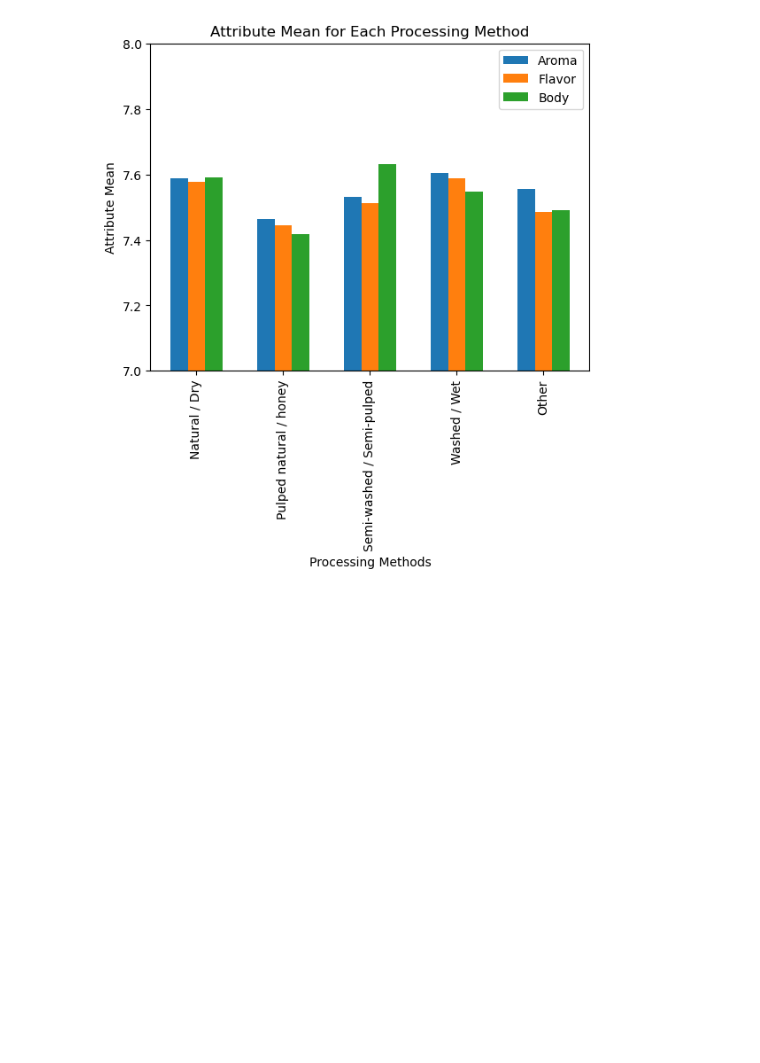
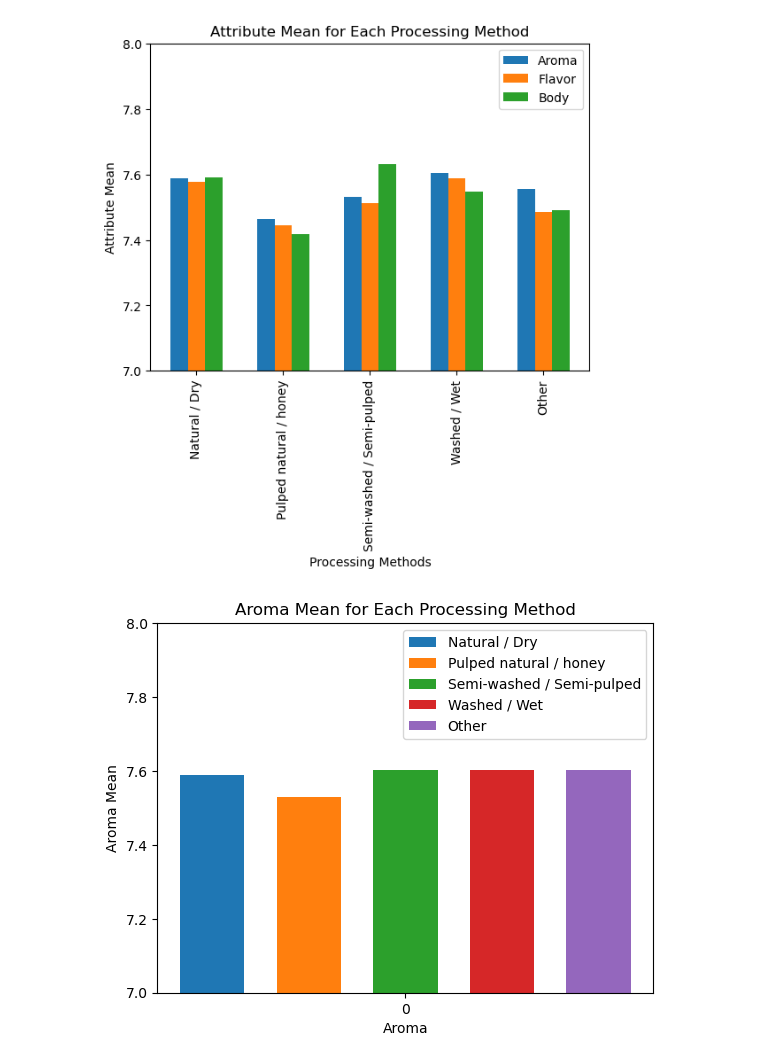
Before and after one commit to aarononward/coffee-project, a Jupyter notebook: Coffee/Coffee_Data_Analyses.ipynb, the cells around one changed output. Drawn from its saved outputs; the diff is of its cells as text; code cells hidden in the pictures; blank space fills up the shorter version.

Commit message:
git commit bar graphs Ganesh

```diff
--- a/Coffee/Coffee_Data_Analyses.ipynb
+++ b/Coffee/Coffee_Data_Analyses.ipynb
@@ -93,3 +45,83 @@ plt.show()
 #plt.ylim(7,8)
 # %% [output]
 [figure]
+# %%
+coffee_process_new_df = coffee_process_df.copy()
+methods = [
+    "Natural / Dry",
+    "Pulped natural / honey",
+    "Semi-washed / Semi-pulped",
+    "Washed / Wet",
+    "Other"
+    ]
+attributes = [
+    "Aroma",
+    "Flavor",
+    "Body"
+]
+
+aroma_other = coffee_process_new_df[coffee_process_new_df["Processing_Method"] == "Other"]["Aroma"].mean()
+aroma_nat = coffee_process_new_df[coffee_process_new_df["Processing_Method"] == "Natural / Dry"]["Aroma"].mean()
+aroma_pulp = coffee_process_new_df[coffee_process_new_df["Processing_Method"] == "Pulped natural / honey"]["Aroma"].mean()
+aroma_semi = coffee_process_new_df[coffee_process_new_df["Processing_Method"] == "Semi-washed / Semi-pulped"]["Aroma"].mean()
+aroma_wash = coffee_process_new_df[coffee_process_new_df["Processing_Method"] == "Other"]["Aroma"].mean()
+
+flavor_other = coffee_process_new_df[coffee_process_new_df["Processing_Method"] == "Other"]["Flavor"].mean()
+flavor_nat = coffee_process_new_df[coffee_process_new_df["Processing_Method"] == "Natural / Dry"]["Flavor"].mean()
+flavor_pulp = coffee_process_new_df[coffee_process_new_df["Processing_Method"] == "Pulped natural / honey"]["Flavor"].mean()
+flavor_semi = coffee_process_new_df[coffee_process_new_df["Processing_Method"] == "Semi-washed / Semi-pulped"]["Flavor"].mean()
+flavor_wash = coffee_process_new_df[coffee_process_new_df["Processing_Method"] == "Other"]["Flavor"].mean()
+
+body_other = coffee_process_new_df[coffee_process_new_df["Processing_Method"] == "Other"]["Body"].mean()
+body_nat = coffee_process_new_df[coffee_process_new_df["Processing_Method"] == "Natural / Dry"]["Body"].mean()
+body_pulp = coffee_process_new_df[coffee_process_new_df["Processing_Method"] == "Pulped natural / honey"]["Body"].mean()
+body_semi = coffee_process_new_df[coffee_process_new_df["Processing_Method"] == "Semi-washed / Semi-pulped"]["Body"].mean()
+body_wash = coffee_process_new_df[coffee_process_new_df["Processing_Method"] == "Other"]["Body"].mean()
+
+#X_axis = np.arange(len(attributes))
+X_axis = np.arange(1)
+plt.bar(X_axis - 0.3, aroma_nat, 0.1, label = 'Natural / Dry')
+plt.bar(X_axis -0.15, aroma_pulp, 0.1, label = 'Pulped natural / honey')
+plt.bar(X_axis -0.0, aroma_semi, 0.1, label = 'Semi-washed / Semi-pulped')
+plt.bar(X_axis + 0.15, aroma_semi, 0.1, label = 'Washed / Wet')
+plt.bar(X_axis + 0.3, aroma_semi, 0.1, label = 'Other')
+
+plt.xticks(X_axis)
+plt.ylim(7,8)
+plt.xlabel("Aroma")
+plt.ylabel("Aroma Mean")
+plt.title("Aroma Mean for Each Processing Method")
+plt.legend()
+plt.show()
+
+X_axis = np.arange(1)
+plt.bar(X_axis -0.3, flavor_nat, 0.1, label = 'Natural / Dry')
+plt.bar(X_axis -0.15, flavor_pulp, 0.1, label = 'Pulped natural / honey')
+plt.bar(X_axis -0.00, flavor_semi, 0.1, label = 'Semi-washed / Semi-pulped')
+plt.bar(X_axis + 0.15, flavor_semi, 0.1, label = 'Washed / Wet')
+plt.bar(X_axis + 0.3, flavor_semi, 0.1, label = 'Other')
+
+plt.xticks(X_axis)
+plt.ylim(7,8)
+plt.xlabel("Flavor")
+plt.ylabel("Flavor Mean")
+plt.title("Flavor Mean for Each Processing Method")
+plt.legend()
+plt.show()
+
+X_axis = np.arange(1)
+plt.bar(X_axis -0.3, body_nat, 0.1, label = 'Natural / Dry')
+plt.bar(X_axis -0.15, body_pulp, 0.1, label = 'Pulped natural / honey')
+plt.bar(X_axis -0.00, body_semi, 0.1, label = 'Semi-washed / Semi-pulped')
+plt.bar(X_axis + 0.15, body_semi, 0.1, label = 'Washed / Wet')
+plt.bar(X_axis + 0.3, body_semi, 0.1, label = 'Other')
+
+plt.xticks(X_axis)
+plt.ylim(7,8)
+plt.xlabel("Body")
+plt.ylabel("Body Mean")
+plt.title("Body Mean for Each Processing Method")
+plt.legend()
+plt.show()
+# %% [output]
+[figure, added]
```
Also changed, not shown: parts of 2 cells of this notebook.
